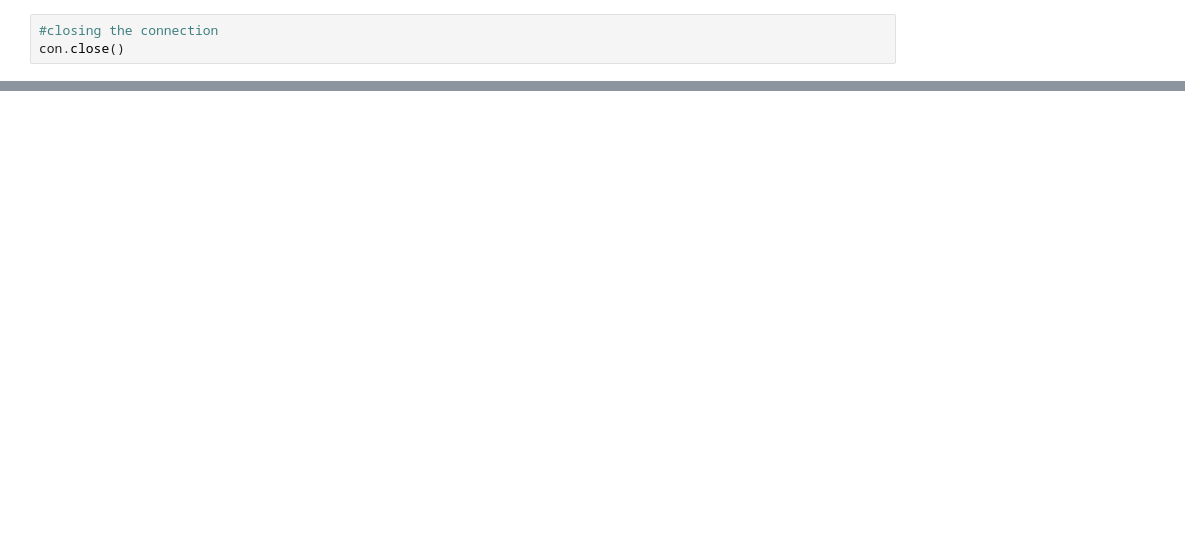
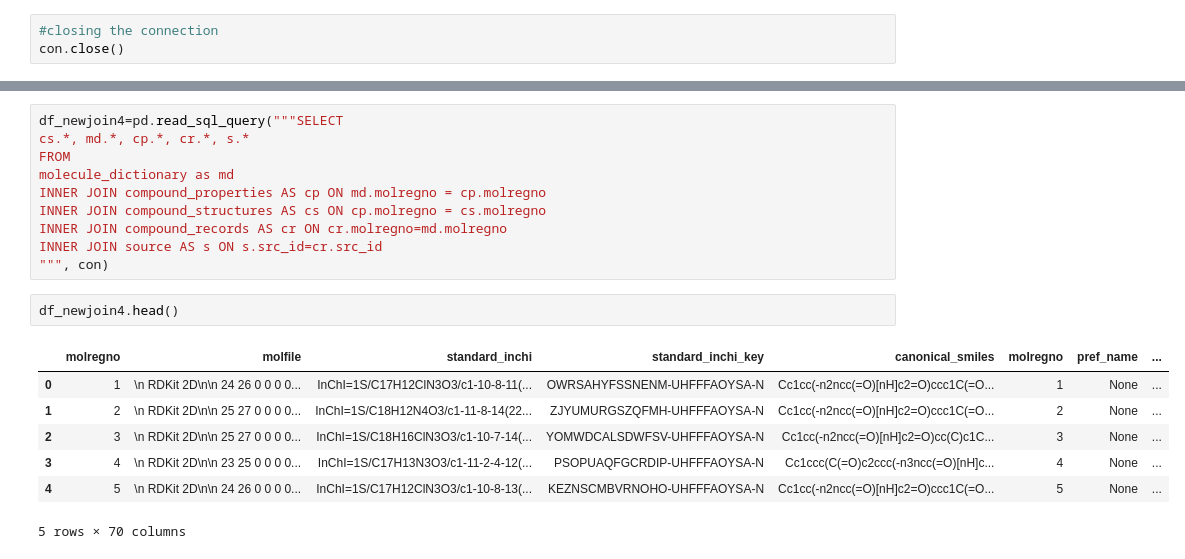
Before and after one commit to Cargill-Capstone2021/ADME-modeling-for-Cargill, a Jupyter notebook: working/CHEMBL_db.ipynb, the cells around one changed output, grey strips where cells are left out. Cells and saved outputs as stored; diff of their text form; blank space fills up the shorter version.

```diff
--- a/working/CHEMBL_db.ipynb
+++ b/working/CHEMBL_db.ipynb
@@ -135,0 +244,20 @@ con.close()
+# %%
+df_newjoin4=pd.read_sql_query("""SELECT
+cs.*, md.*, cp.*, cr.*, s.*
+FROM
+molecule_dictionary as md
+INNER JOIN compound_properties AS cp ON md.molregno = cp.molregno
+INNER JOIN compound_structures AS cs ON cp.molregno = cs.molregno
+INNER JOIN compound_records AS cr ON cr.molregno=md.molregno
+INNER JOIN source AS s ON s.src_id=cr.src_id
+""", con)
+# %%
+df_newjoin4.head()
+# %% [output]
+|  | molregno | molfile | standard_inchi | standard_inchi_key | canonical_smiles | molregno | pref_name | ... |
+| 0 | 1 | \n RDKit 2D\n\n 24 26 0 0 0 0... | InChI=1S/C17H12ClN3O3/c1-10-8-11(... | OWRSAHYFSSNENM-UHFFFAOYSA-N | Cc1cc(-n2ncc(=O)[nH]c2=O)ccc1C(=O... | 1 | None | ... |
+| 1 | 2 | \n RDKit 2D\n\n 25 27 0 0 0 0... | InChI=1S/C18H12N4O3/c1-11-8-14(22... | ZJYUMURGSZQFMH-UHFFFAOYSA-N | Cc1cc(-n2ncc(=O)[nH]c2=O)ccc1C(=O... | 2 | None | ... |
+| 2 | 3 | \n RDKit 2D\n\n 25 27 0 0 0 0... | InChI=1S/C18H16ClN3O3/c1-10-7-14(... | YOMWDCALSDWFSV-UHFFFAOYSA-N | Cc1cc(-n2ncc(=O)[nH]c2=O)cc(C)c1C... | 3 | None | ... |
+| 3 | 4 | \n RDKit 2D\n\n 23 25 0 0 0 0... | InChI=1S/C17H13N3O3/c1-11-2-4-12(... | PSOPUAQFGCRDIP-UHFFFAOYSA-N | Cc1ccc(C(=O)c2ccc(-n3ncc(=O)[nH]c... | 4 | None | ... |
+| 4 | 5 | \n RDKit 2D\n\n 24 26 0 0 0 0... | InChI=1S/C17H12ClN3O3/c1-10-8-13(... | KEZNSCMBVRNOHO-UHFFFAOYSA-N | Cc1cc(-n2ncc(=O)[nH]c2=O)ccc1C(=O... | 5 | None | ... |
+5 rows × 70 columns
```
Also changed, not shown: parts of 12 cells of this notebook.
